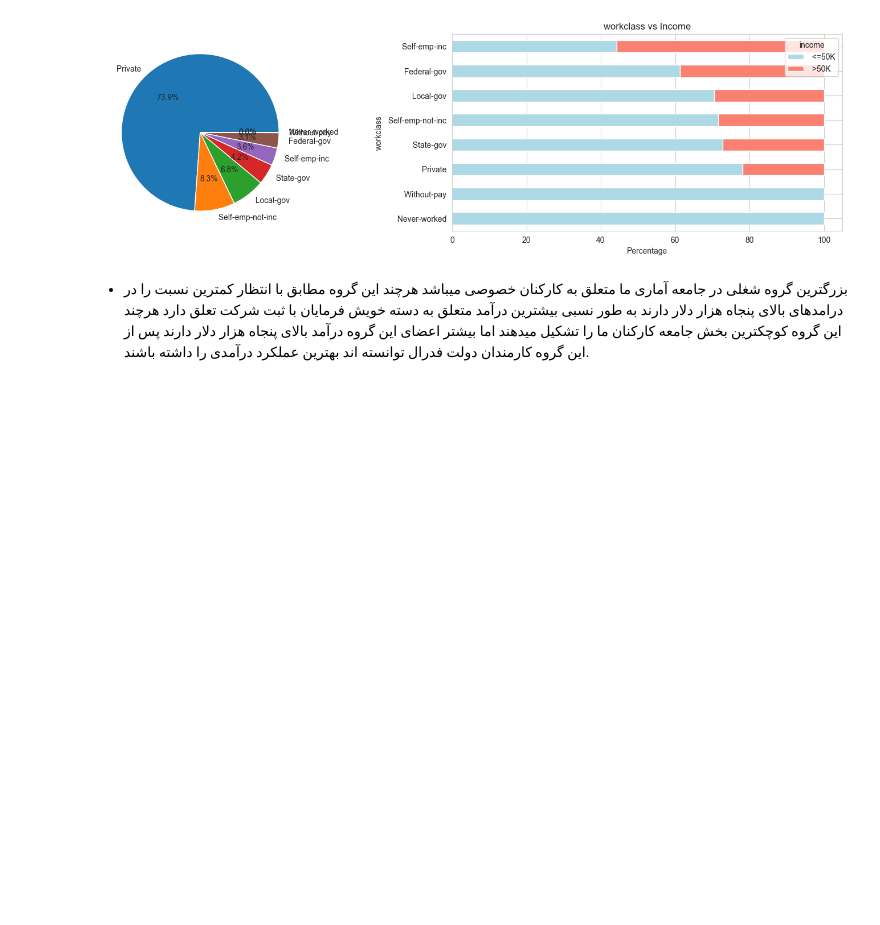
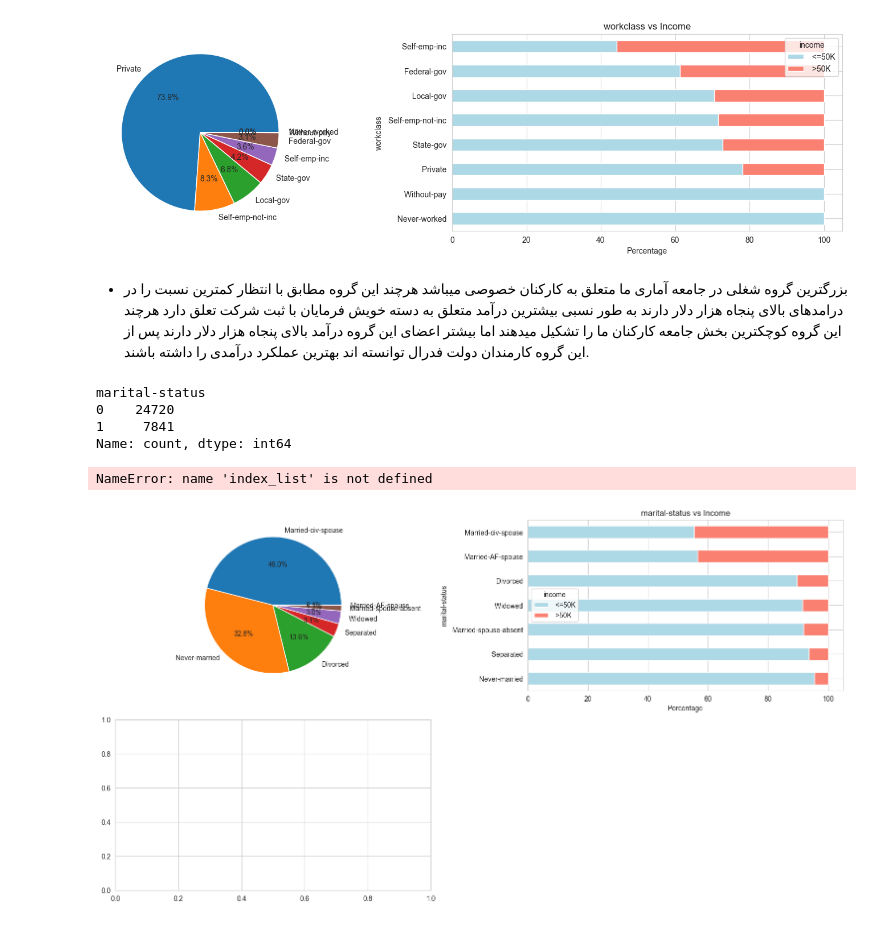
Before and after one commit to Farbod0o/Income-Analysis-in-Census-Data, a Jupyter notebook: CensusIncome.ipynb, the cells around one changed output. Drawn from its saved outputs; the diff is of its cells as text; code cells hidden in the pictures; blank space fills up the shorter version.

```diff
--- a/CensusIncome.ipynb
+++ b/CensusIncome.ipynb
@@ -118,3 +118,37 @@ plt.show()
 [figure]
 # %% [markdown]
 * بزرگترین گروه شغلی در جامعه آماری ما متعلق به کارکنان خصوصی میباشد هرچند این گروه مطابق با انتظار کمترین نسبت را در درامدهای بالای پنجاه هزار دلار دارند به طور نسبی بیشترین درآمد متعلق به دسته خویش فرمایان با ثبت شرکت تعلق دارد هرچند این گروه کوچکترین بخش جامعه کارکنان ما را تشکیل میدهند اما بیشتر اعضای این گروه درآمد بالای پنجاه هزار دلار دارند پس از این گروه کارمندان دولت فدرال توانسته اند بهترین عملکرد درآمدی را داشته باشند.
+# %%
+data['marital-status'].value_counts()
+# %% [output]
+marital-status
+0    24720
+1     7841
+Name: count, dtype: int64
+# %%
+marital_status = data['marital-status'].value_counts()
+plt.figure(figsize=(15, 8))
+
+plt.subplot(2, 2, 1)
+plt.pie(marital_status, labels=marital_status.index, autopct='%1.1f%%')
+
+
+plt.subplot(2, 2, 2)
+marital_status_income = pd.crosstab(data['marital-status'], data['income'], normalize='index') * 100
+marital_status_income.sort_values(by=' >50K').plot(kind='barh', stacked=True, color=['lightblue', 'salmon'], ax=plt.gca())
+plt.xlabel('Percentage')
+plt.ylabel('marital-status')
+plt.title('marital-status vs Income')
+plt.tight_layout()
+
+plt.subplot(2, 2, 3)
+data['marital-status'] = data['income'].apply(lambda x: 1 if x == ' >50K' else 0)
+sns.lineplot(x=index_list, y=data['marital-status'].values, marker='o')
+plt.xlabel('Years of Education', fontsize=12)
+plt.ylabel('Percentage of People Earning >50K', fontsize=12)
+plt.xticks(rotation=45)
+
+plt.show()
+# %% [output]
+NameError: name 'index_list' is not defined
+[figure, added]
```
Also changed, not shown: parts of 2 cells of this notebook.
